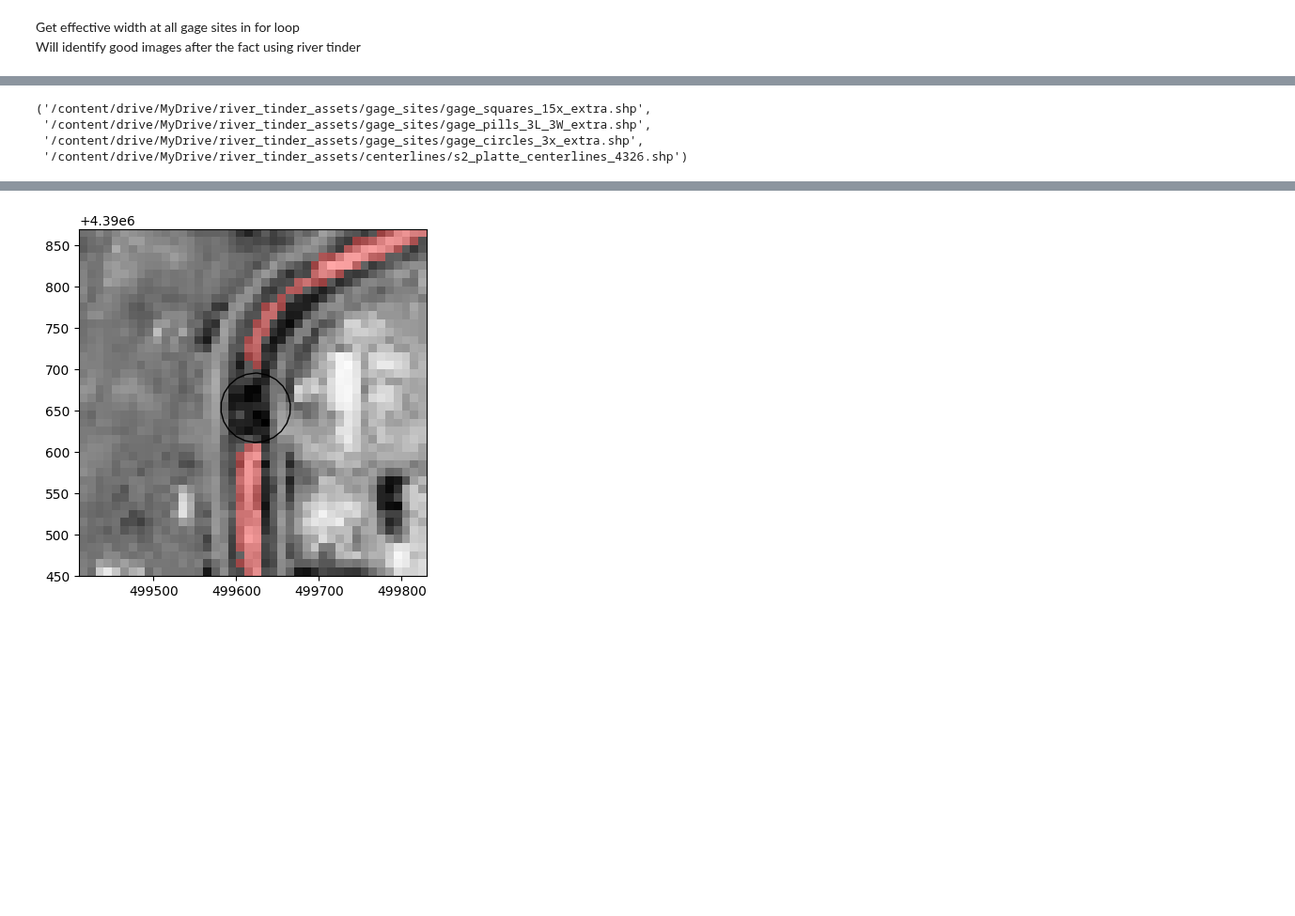
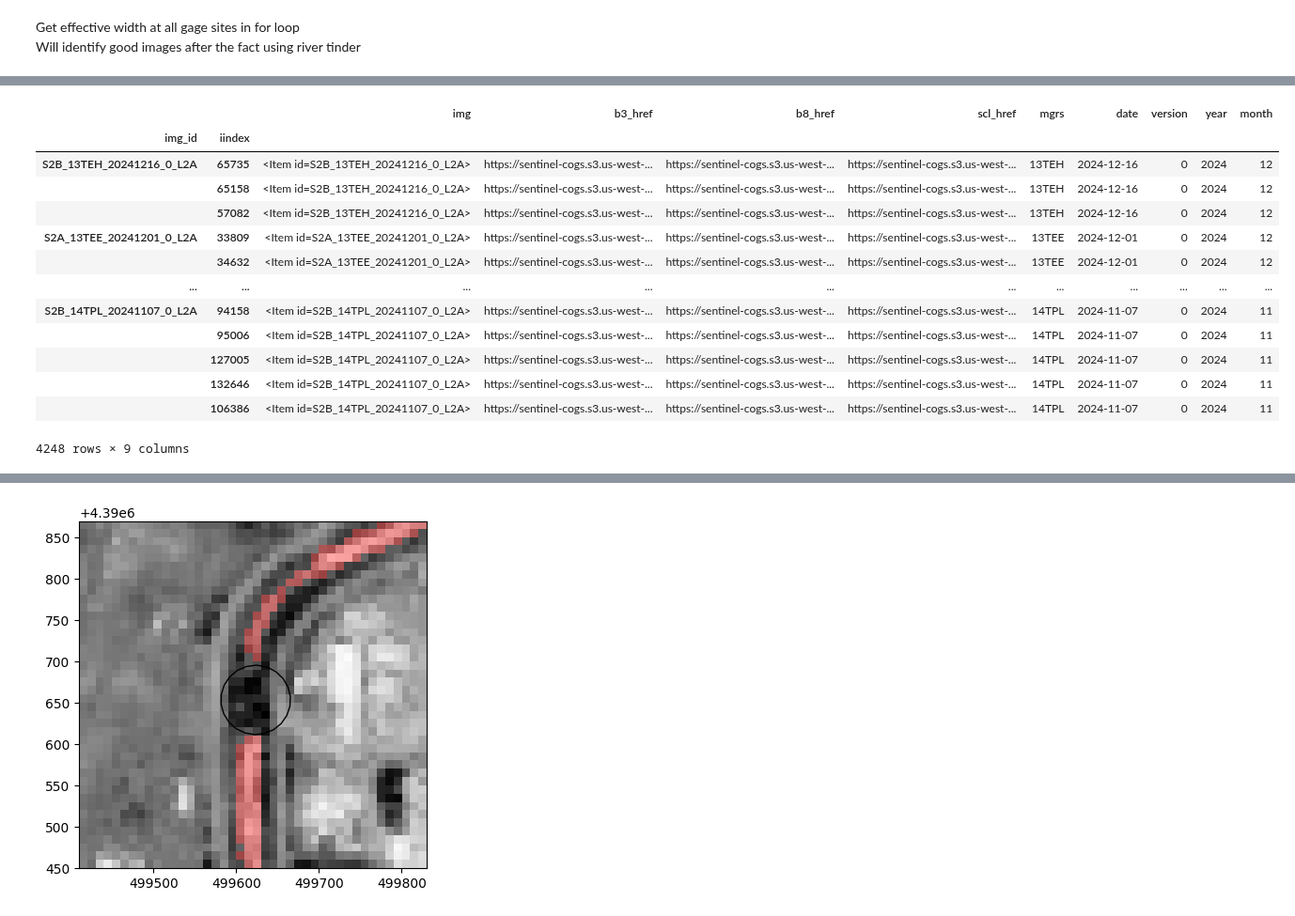
Before and after one commit to wherediddavidgo/multitemporal_RSSA, a Jupyter notebook: stac_processing_download.ipynb, the cells around one changed output, grey strips where cells are left out. Shown at 94% size. Drawn from its saved outputs; the diff is of its cells as text; code cells hidden in the pictures; blank space fills up the shorter version.

```diff
--- a/stac_processing_download.ipynb
+++ b/stac_processing_download.ipynb
@@ -648,7 +624,17 @@ output
-# %%
-paths
-# %% [output]
-('/content/drive/MyDrive/river_tinder_assets/gage_sites/gage_squares_15x_extra.shp',
- '/content/drive/MyDrive/river_tinder_assets/gage_sites/gage_pills_3L_3W_extra.shp',
- '/content/drive/MyDrive/river_tinder_assets/gage_sites/gage_circles_3x_extra.shp',
- '/content/drive/MyDrive/river_tinder_assets/centerlines/s2_platte_centerlines_4326.shp')
+# %%
+nonduplicate_id_hrefs
+# %% [output]
+|  |  | img | b3_href | b8_href | scl_href | mgrs | date | version | year | month |
+| img_id | iindex |  |  |  |  |  |  |  |  |  |
+| S2B_13TEH_20241216_0_L2A | 65735 | <Item id=S2B_13TEH_20241216_0_L2A> | https://sentinel-cogs.s3.us-west-... | https://sentinel-cogs.s3.us-west-... | https://sentinel-cogs.s3.us-west-... | 13TEH | 2024-12-16 | 0 | 2024 | 12 |
+|  | 65158 | <Item id=S2B_13TEH_20241216_0_L2A> | https://sentinel-cogs.s3.us-west-... | https://sentinel-cogs.s3.us-west-... | https://sentinel-cogs.s3.us-west-... | 13TEH | 2024-12-16 | 0 | 2024 | 12 |
+|  | 57082 | <Item id=S2B_13TEH_20241216_0_L2A> | https://sentinel-cogs.s3.us-west-... | https://sentinel-cogs.s3.us-west-... | https://sentinel-cogs.s3.us-west-... | 13TEH | 2024-12-16 | 0 | 2024 | 12 |
+| S2A_13TEE_20241201_0_L2A | 33809 | <Item id=S2A_13TEE_20241201_0_L2A> | https://sentinel-cogs.s3.us-west-... | https://sentinel-cogs.s3.us-west-... | https://sentinel-cogs.s3.us-west-... | 13TEE | 2024-12-01 | 0 | 2024 | 12 |
+|  | 34632 | <Item id=S2A_13TEE_20241201_0_L2A> | https://sentinel-cogs.s3.us-west-... | https://sentinel-cogs.s3.us-west-... | https://sentinel-cogs.s3.us-west-... | 13TEE | 2024-12-01 | 0 | 2024 | 12 |
+| ... | ... | ... | ... | ... | ... | ... | ... | ... | ... | ... |
+| S2B_14TPL_20241107_0_L2A | 94158 | <Item id=S2B_14TPL_20241107_0_L2A> | https://sentinel-cogs.s3.us-west-... | https://sentinel-cogs.s3.us-west-... | https://sentinel-cogs.s3.us-west-... | 14TPL | 2024-11-07 | 0 | 2024 | 11 |
+|  | 95006 | <Item id=S2B_14TPL_20241107_0_L2A> | https://sentinel-cogs.s3.us-west-... | https://sentinel-cogs.s3.us-west-... | https://sentinel-cogs.s3.us-west-... | 14TPL | 2024-11-07 | 0 | 2024 | 11 |
+|  | 127005 | <Item id=S2B_14TPL_20241107_0_L2A> | https://sentinel-cogs.s3.us-west-... | https://sentinel-cogs.s3.us-west-... | https://sentinel-cogs.s3.us-west-... | 14TPL | 2024-11-07 | 0 | 2024 | 11 |
+|  | 132646 | <Item id=S2B_14TPL_20241107_0_L2A> | https://sentinel-cogs.s3.us-west-... | https://sentinel-cogs.s3.us-west-... | https://sentinel-cogs.s3.us-west-... | 14TPL | 2024-11-07 | 0 | 2024 | 11 |
+|  | 106386 | <Item id=S2B_14TPL_20241107_0_L2A> | https://sentinel-cogs.s3.us-west-... | https://sentinel-cogs.s3.us-west-... | https://sentinel-cogs.s3.us-west-... | 14TPL | 2024-11-07 | 0 | 2024 | 11 |
+4248 rows × 9 columns
```
Also changed, not shown: parts of 9 cells of this notebook.
